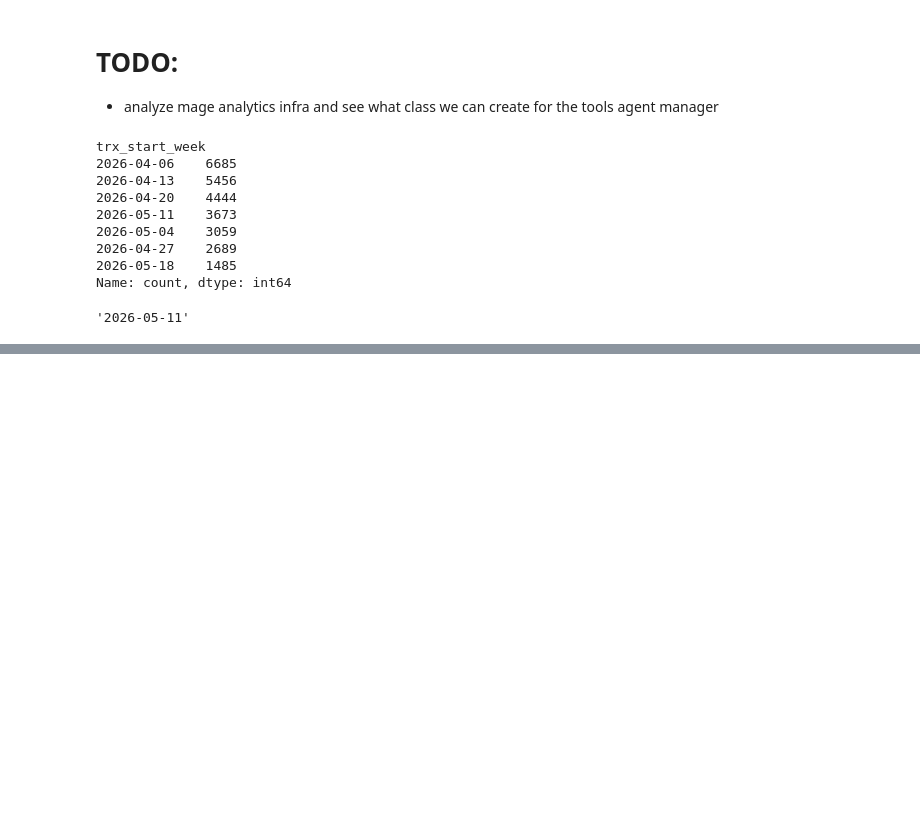
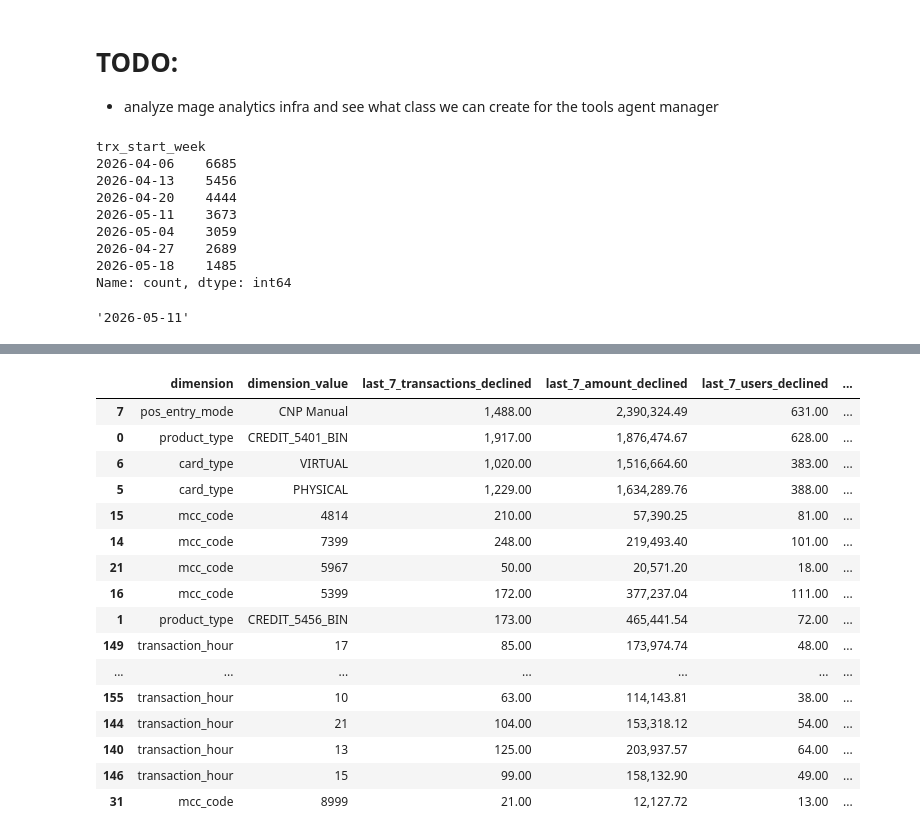
Before and after one commit to camila-cusi-klar/fraud-agentic-ai, a Jupyter notebook: analyze-fraud-rules/cpc-analyze-fraud-rules.ipynb, the cells around one changed output, grey strips where cells are left out. Saved outputs shown, nothing was run; the diff lists cells and outputs as text; code cells hidden in the pictures; blank space fills up the shorter version.

```diff
--- a/analyze-fraud-rules/cpc-analyze-fraud-rules.ipynb
+++ b/analyze-fraud-rules/cpc-analyze-fraud-rules.ipynb
@@ -256,0 +904,29 @@ week_analysis[
+# %%
+top_decline_decrease_drivers = all_dimension_breakdowns.sort_values(
+    [
+        "transactions_declined_change",
+        "amount_declined_change",
+        "users_declined_change",
+    ],
+    ascending=True,
+).head(25)
+
+top_decline_decrease_drivers
+# %% [output]
+|  | dimension | dimension_value | last_7_transactions_declined | last_7_amount_declined | last_7_users_declined | ... |
+| 7 | pos_entry_mode | CNP Manual | 1,488.00 | 2,390,324.49 | 631.00 | ... |
+| 0 | product_type | CREDIT_5401_BIN | 1,917.00 | 1,876,474.67 | 628.00 | ... |
+| 6 | card_type | VIRTUAL | 1,020.00 | 1,516,664.60 | 383.00 | ... |
+| 5 | card_type | PHYSICAL | 1,229.00 | 1,634,289.76 | 388.00 | ... |
+| 15 | mcc_code | 4814 | 210.00 | 57,390.25 | 81.00 | ... |
+| 14 | mcc_code | 7399 | 248.00 | 219,493.40 | 101.00 | ... |
+| 21 | mcc_code | 5967 | 50.00 | 20,571.20 | 18.00 | ... |
+| 16 | mcc_code | 5399 | 172.00 | 377,237.04 | 111.00 | ... |
+| 1 | product_type | CREDIT_5456_BIN | 173.00 | 465,441.54 | 72.00 | ... |
+| 149 | transaction_hour | 17 | 85.00 | 173,974.74 | 48.00 | ... |
+| ... | ... | ... | ... | ... | ... | ... |
+| 155 | transaction_hour | 10 | 63.00 | 114,143.81 | 38.00 | ... |
+| 144 | transaction_hour | 21 | 104.00 | 153,318.12 | 54.00 | ... |
+| 140 | transaction_hour | 13 | 125.00 | 203,937.57 | 64.00 | ... |
+| 146 | transaction_hour | 15 | 99.00 | 158,132.90 | 49.00 | ... |
+| 31 | mcc_code | 8999 | 21.00 | 12,127.72 | 13.00 | ... |
```
Also changed, not shown: parts of 26 cells of this notebook.
